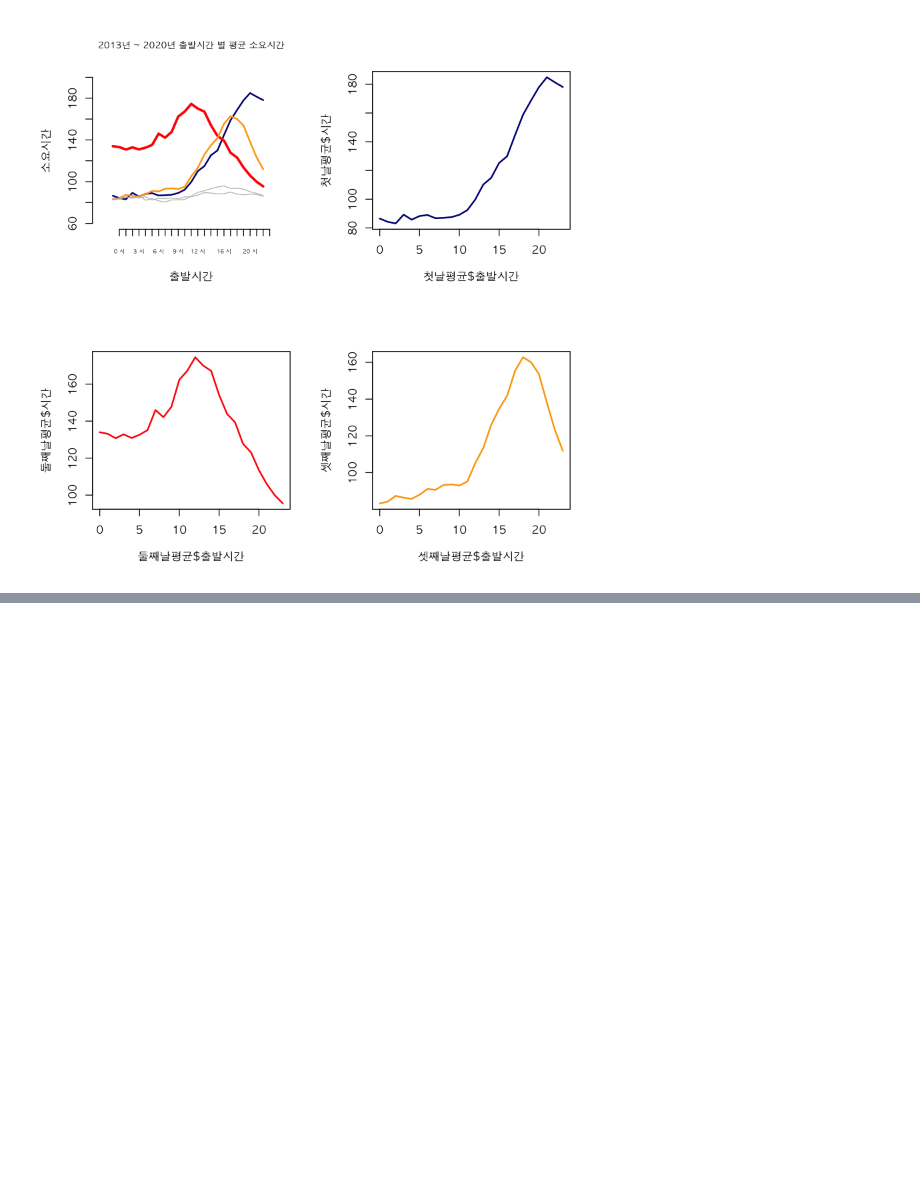
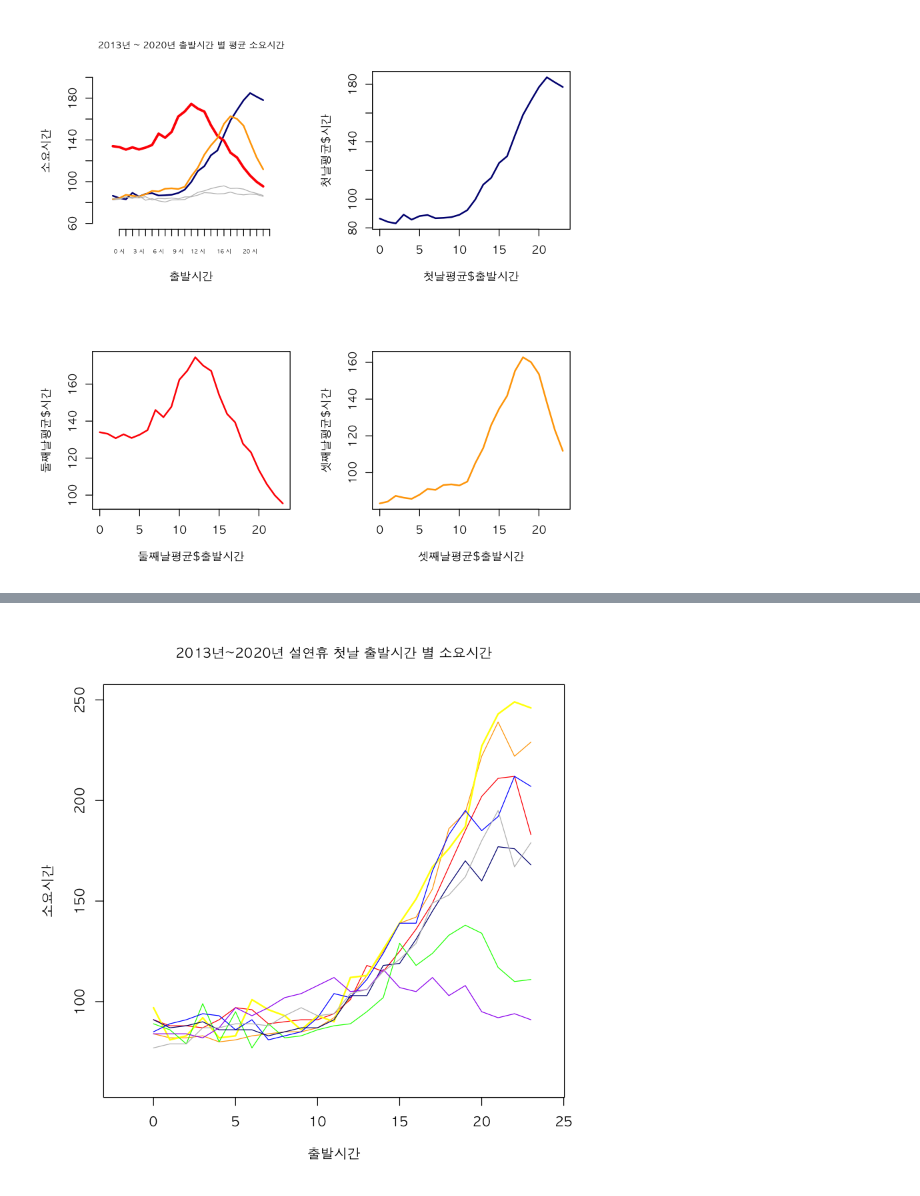
Before and after one commit to monargent0/TJRrrClass, a Jupyter notebook: 교통량.ipynb, the cells around one changed output, grey strips where cells are left out. Saved outputs shown, nothing was run; the diff lists cells and outputs as text; code cells hidden in the pictures; blank space fills up the shorter version.

```diff
--- a/교통량.ipynb
+++ b/교통량.ipynb
@@ -470,0 +482,17 @@ plot(
+# %%
+y130 <- subset(data, 년도 == 2013 & 일차 == 0)
+y140 <- subset(data, 년도 == 2014 & 일차 == 0)
+y150 <- subset(data, 년도 == 2015 & 일차 == 0)
+y160 <- subset(data, 년도 == 2016 & 일차 == 0)
+y170 <- subset(data, 년도 == 2017 & 일차 == 0)
+y180 <- subset(data, 년도 == 2018 & 일차 == 0)
+y190 <- subset(data, 년도 == 2019 & 일차 == 1)
+y200 <- subset(data, 년도 == 2020 & 일차 == 0)
+
+
+
+y131 <- subset(data, 년도 == 2013 & 일차 == 1)
+y132 <- subset(data, 년도 == 2013 & 일차 == 2)
+y133 <- subset(data, 년도 == 2013 & 일차 == 3)
+y134 <- subset(data, 년도 == 2013 & 일차 == 4)
+head(y130)
@@ -470,0 +507,64 @@ plot(
+# %%
+par(family = 'AppleGothic', bg = 'white' ) # , mfrow=c(2,2)
+plot(
+    y130$출발시간,
+    y130$소요시간,
+    type = 'l',
+    lwd = 1,
+    col = 'red',
+    ylim = c(60,250),
+    xlim = c(-2,24),
+    # axes = F, # x, y 좌표 Frame 제거
+    xlab= '출발시간',
+    ylab = '소요시간',
+)
+# axis(1, at=1:24, lab = paste(y130$출발시간 ,'시') , cex.axis=0.5) #(방향, 범위, 라벨명)
+# axis(2,  ylim = c(60,230))
+title(main = '2013년~2020년 설연휴 첫날 출발시간 별 소요시간' ,cex.main=1)
+
+lines(
+    y140$출발시간,
+    y140$소요시간,
+    lwd = 1,
+    type='l',
+    col = 'orange',
+)
+lines(
+    y150$출발시간,
+    y150$소요시간,
+    lwd = 2,
+    type='l',
+    col = 'yellow',
+)
+lines(
+    y160$출발시간,
+    y160$소요시간,
+    lwd = 1,
+    col = 'green',
+)
+lines(
+    y170$출발시간,
+    y170$소요시간,
+    lwd = 1,
+    col = 'blue',
+)
+lines(
+    y180$출발시간,
+    y180$소요시간,
+    lwd = 1,
+    col = 'navy',
+)
+lines(
+    y190$출발시간,
+    y190$소요시간,
+    lwd = 1,
+    col = 'purple',
+)
+lines(
+    y200$출발시간,
+    y200$소요시간,
+    lwd = 1,
+    col = 'grey',
+)
+# %% [output]
+[figure, added]
```
Also changed, not shown: parts of 9 cells of this notebook, 14 other files.
